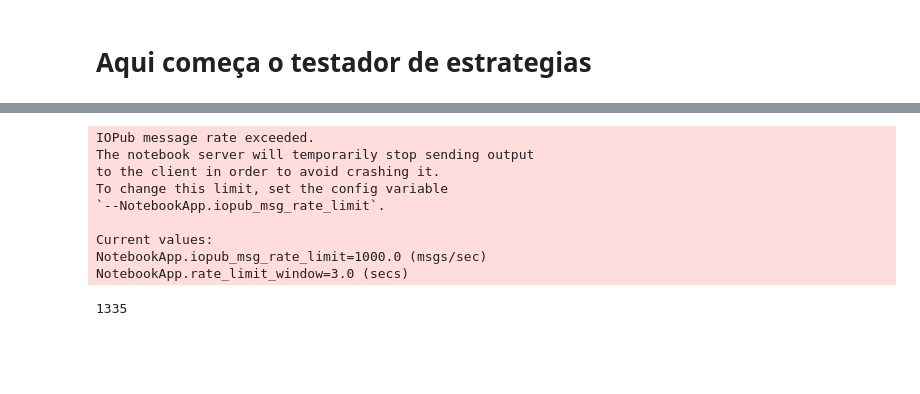
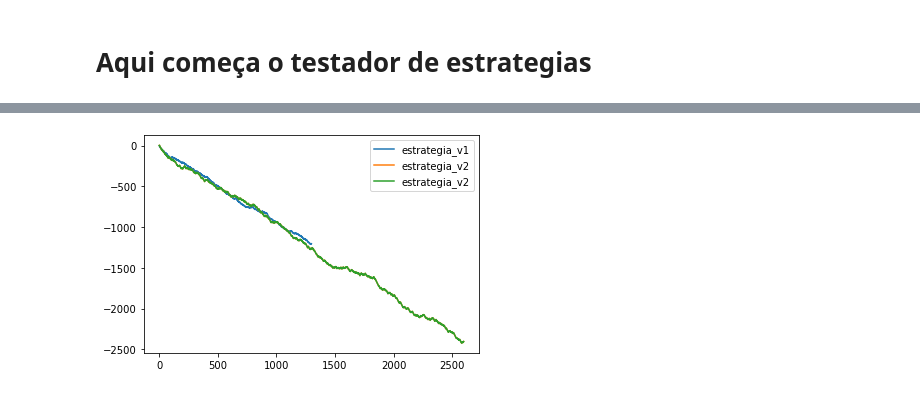
Before and after one commit to jmarcolan/bot_foguete_tibia, a Jupyter notebook: Testando com as passadas.ipynb, the cells around one changed output, grey strips where cells are left out. Saved outputs shown, nothing was run; the diff lists cells and outputs as text; code cells hidden in the pictures; blank space fills up the shorter version.

```diff
--- a/Testando com as passadas.ipynb
+++ b/Testando com as passadas.ipynb
@@ -242,7 +240,7 @@ class estrategia_mock():
     def atualiza_montante(self, novo_valor_tempo):
 #         self.last_aposta = novo_valor_tempo
         if novo_valor_tempo > self.t_aposta:
-            self.montante_atualizado = self.montante_atualizado + (self.qnt_aposta * self.t_aposta)
+            self.montante_atualizado = self.montante_atualizado + (self.qnt_aposta * (self.t_aposta-1))
         else:
             self.montante_atualizado  = self.montante_atualizado  - self.qnt_aposta
         self.guarda_produtividade.append(self.montante_atualizado - self.montante_inicial)
@@ -253,9 +251,21 @@ class estrategia_mock():
 
     def faz_aposta(self, valor_tempo_passado, i=0):
         self.t_aposta = self.estrategia(valor_tempo_passado)
+
+        self.r_faz_aposta = self.t_aposta >= 1
+        if self.r_faz_aposta:
+            pass
+#             self.montante_atualizado = self.montante_atualizado - self.qnt_aposta
+#             print(f"A {self.nome}, apostou o valor de **{self.t_aposta}x**, tem um montante de {self.montante_atualizado}TC na i:{i}; t ultima {valor_tempo_passado}x")
+        else:
+            pass
+#             print("não fez aposta nessa rodada")
+        return self.r_faz_aposta
+
+
 #         printmd(f"A {self.nome}, apostou o valor de **{self.t_aposta}x**, tem um montante de {self.montante_atualizado}TC na i:{i}; t ultima {valor_tempo_passado}x")
 
-        return self.t_aposta
+#         return self.t_aposta
 # %%
 # def map_categoria(x):
 #     r_casa = x >= 1 and x  < 1.4
@@ -363,10 +373,10 @@ def estrategia_v3(x):
     elif r_dinheiro:
         return 0
 # %%
-e0 = estrategia_mock(50, estrategia_v0, "estrategia_v0", qnt_aposta = 1)
-e1 = estrategia_mock(50, estrategia_v1, "estrategia_v1", qnt_aposta = 1)
-e2 = estrategia_mock(50, estrategia_v2, "estrategia_v2", qnt_aposta = 1)
-e3 = estrategia_mock(50, estrategia_v3, "estrategia_v3", qnt_aposta = 1)
+e0 = estrategia_mock(50, estrategia_v0, "estrategia_v0", qnt_aposta = 3)
+e1 = estrategia_mock(50, estrategia_v1, "estrategia_v1", qnt_aposta = 3)
+e2 = estrategia_mock(50, estrategia_v2, "estrategia_v2", qnt_aposta = 3)
+e3 = estrategia_mock(50, estrategia_v3, "estrategia_v3", qnt_aposta = 3)
 # %%
 # lista_estrategia = [e0, e1, e2, e3]
 # last_t_valor = next( get_last_resultado)
@@ -396,6 +406,10 @@ e3 = estrategia_mock(50, estrategia_v3, "estrategia_v3", qnt_aposta = 1)
 
 #             plt.legend()
 #             plt.show()
+# %%
+testador_apostador([e1, e2, e2], 1300)
+# %% [output]
+[figure, added]
 # %%
 def testador_apostador(lista_estrategia, qnt_apostas):
     def gera_valores():
@@ -432,19 +446,3 @@ def testador_apostador(lista_estrategia, qnt_apostas):
 
     plt.legend()
     plt.show()
-# %%
-testador_apostador([e0, e1, e2, e3], 1000)
-# %% [output]
-IOPub message rate exceeded.
-The notebook server will temporarily stop sending output
-to the client in order to avoid crashing it.
-To change this limit, set the config variable
-`--NotebookApp.iopub_msg_rate_limit`.
-
-Current values:
-NotebookApp.iopub_msg_rate_limit=1000.0 (msgs/sec)
-NotebookApp.rate_limit_window=3.0 (secs)
-# %%
-len(df_tempo)
-# %% [output]
-1335
```
Also changed, not shown: parts of 15 cells of this notebook, 6 other files.
